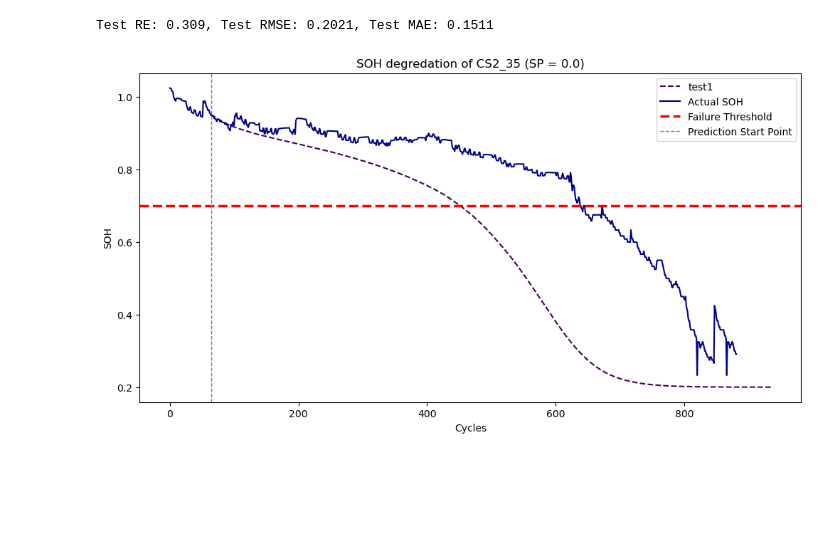
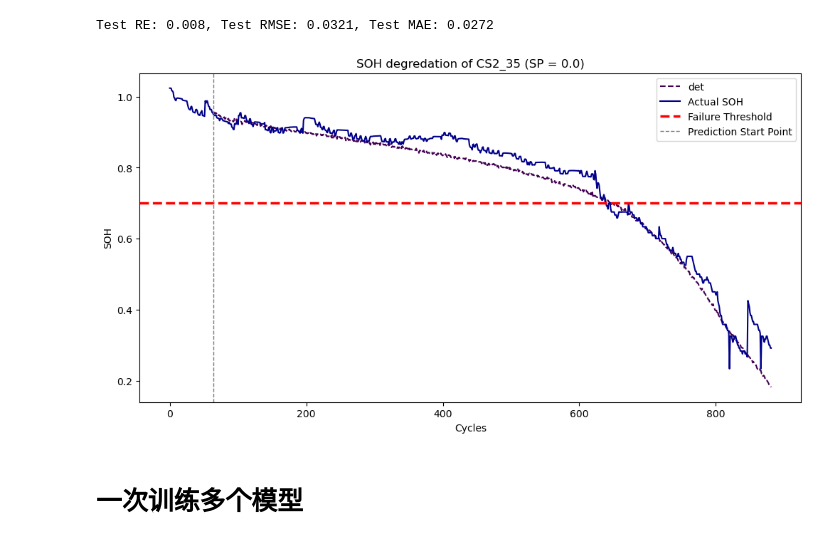
Before and after one commit to ZRui2001/RUL, a Jupyter notebook: train_test.ipynb, the cells around one changed output. Saved outputs shown, nothing was run; the diff lists cells and outputs as text; code cells hidden in the pictures; blank space fills up the shorter version.

```diff
--- a/train_test.ipynb
+++ b/train_test.ipynb
@@ -7,5 +9,5 @@ from config_loader import *
 # %%
-model_name = 'model_v1'
+model_name = 'det'
 # 参数
 model_config = models_config[model_name]
 batch_size, lr, optim_name, epochs, metric, alpha = (
@@ -19,17 +27,11 @@ batch_size, lr, optim_name, epochs, metric, alpha = (
 # %%
-set_seed(42)
-
-# 数据
-batteries_df = read_and_norm(data_path, rated_capacity, failure_threshold)
-train_df, _, test_df, train_loader, _, test_loader = load_data(batteries_df, test_bat, seq_length, batch_size)
-
 # 模型、优化器
 model = get_model(model_config, device)
 optimizer = get_optimizer(optim_name, model, lr, alpha)
 criterion = nn.MSELoss()
 
 # 训练
-model_save_path = 'saved_models/demo_model_v1.pth'
+model_save_path = 'saved_models/demo_{}.pth'.format(model_name)
 
 best_metric = float('inf')
 for epoch in range(epochs):
@@ -92,24 +93,25 @@ KeyboardInterrupt:
 # %%
-# 测试
+# 测试 (一个模型)
 sp = 0.0
-model_save_filename = 'test1'
+pic_save_path = f'pics/{model_name}.png'
 test_seq = test_df['capacity'].to_numpy()
 
 # 加载模型
 model_config = models_config[model_name]
-model_path = os.path.join(model_save_dir, model_save_filename + '.pth')
 model = get_model(model_config, device)
-model.load_state_dict(torch.load(model_path, map_location=device))
+model.load_state_dict(torch.load(model_save_path, map_location=device))
 
 # 预测
 pred_seq = predict(model_config, model, sp, test_seq, seq_length, failure_threshold, device)
 re, rmse, mae = cal_metrics(test_seq, pred_seq, sp, seq_length, failure_threshold)
 print(f"Test RE: {re:.3f}, Test RMSE: {rmse:.4f}, Test MAE: {mae:.4f}")
+
+# plot
+pred_seqs = {model_name: pred_seq}
+plt = plot(test_seq, pred_seqs, sp, failure_threshold, seq_length, test_bat)
+plt.savefig(pic_save_path)
 # %% [output]
-Test RE: 0.309, Test RMSE: 0.2021, Test MAE: 0.1511
+Test RE: 0.008, Test RMSE: 0.0321, Test MAE: 0.0272
+[figure, added]
-# %%
-# plot
-pred_seqs = {model_save_filename: pred_seq}
-plot(test_seq, pred_seqs, sp, failure_threshold, seq_length, test_bat)
-# %% [output]
-[figure, removed]
+# %% [markdown]
+# 一次训练多个模型
```
Also changed, not shown: parts of 9 cells of this notebook, 19 other files.
